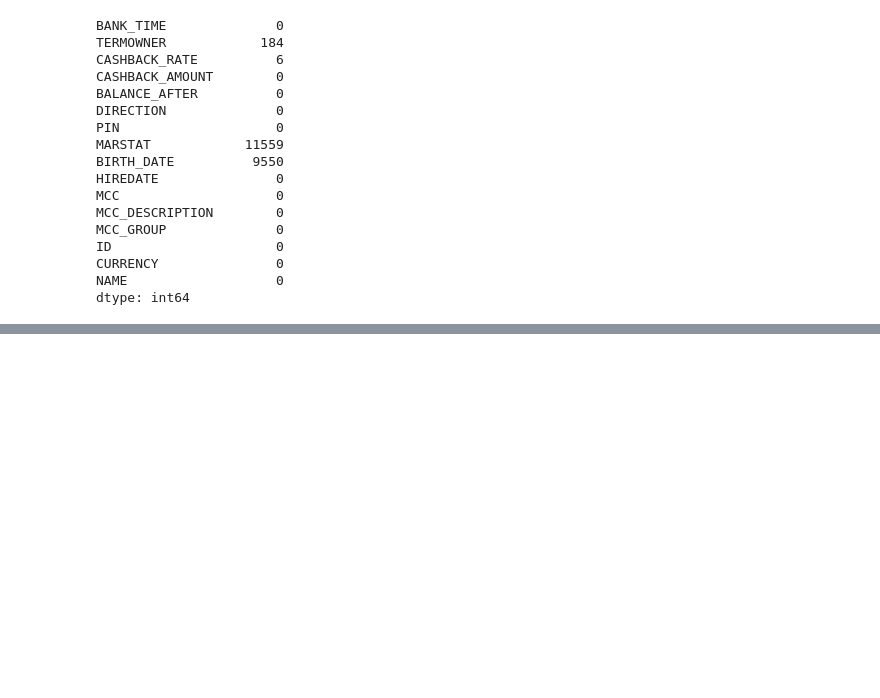
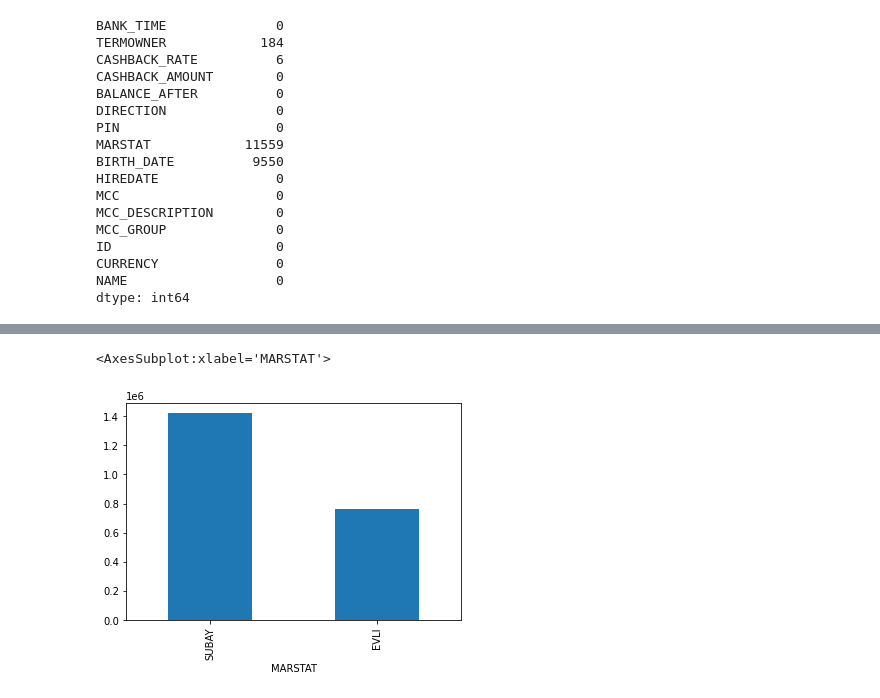
Before and after one commit to Ismat-Samadov/rahatemlak_az, a Jupyter notebook: Cashback.ipynb, the cells around one changed output, grey strips where cells are left out. Drawn from its saved outputs; the diff is of its cells as text; code cells hidden in the pictures; blank space fills up the shorter version.

```diff
--- a/Cashback.ipynb
+++ b/Cashback.ipynb
@@ -152,0 +162,6 @@ dtype: int64
+# %%
+columns_to_fill=['TERMOWNER','MARSTAT','BIRTH_DATE','CASHBACK_RATE']
+
+for column in columns_to_fill:
+    mode_value=df_all[column].mode().iloc[0]
+    df_all[column].fillna(mode_value,inplace=True)
@@ -152,0 +188,8 @@ dtype: int64
+# %%
+df_all = df_all.apply(lambda x: x.str.upper() if x.dtype == "object" else x) ## upper case all values
+# %%
+marstat=df_all['MARSTAT'].value_counts()
+marstat.plot(kind='bar')
+# %% [output]
+<AxesSubplot:xlabel='MARSTAT'>
+[figure, added]
```
Also changed, not shown: parts of 4 cells of this notebook.
